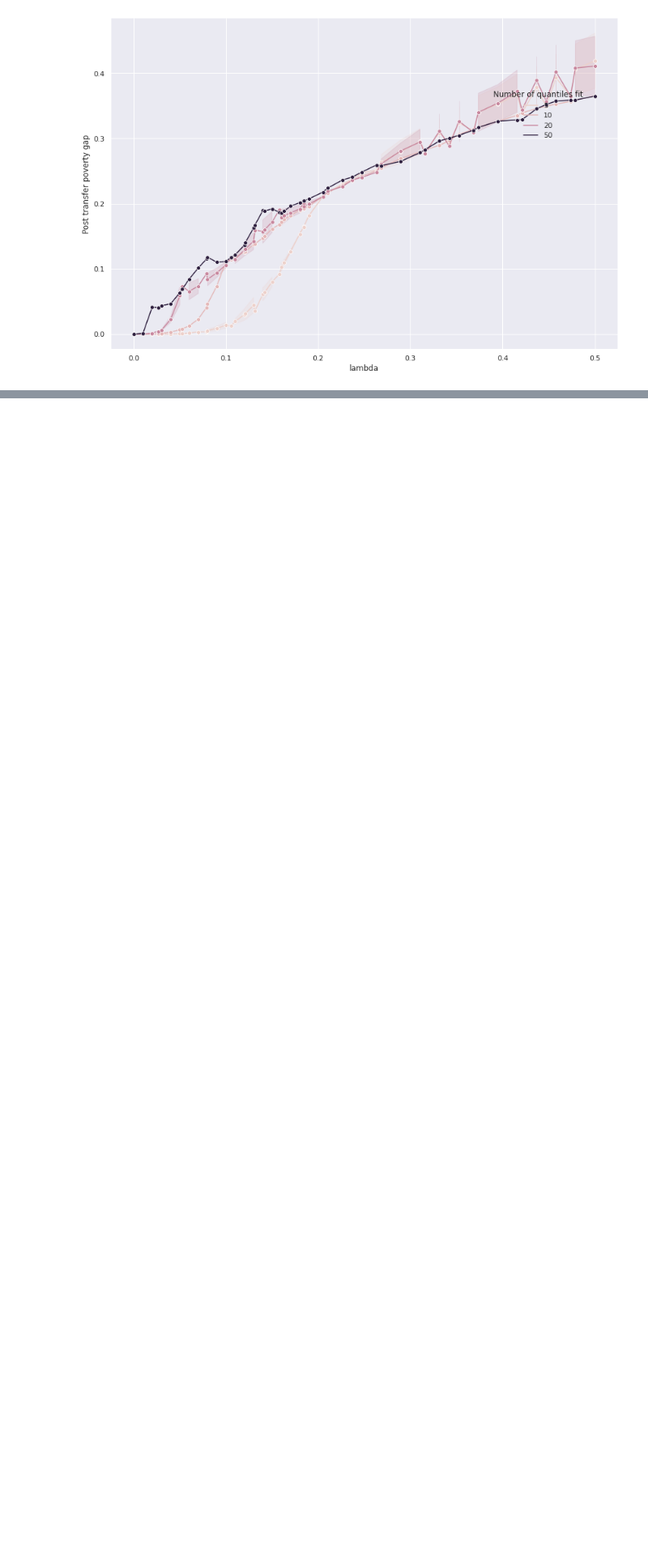
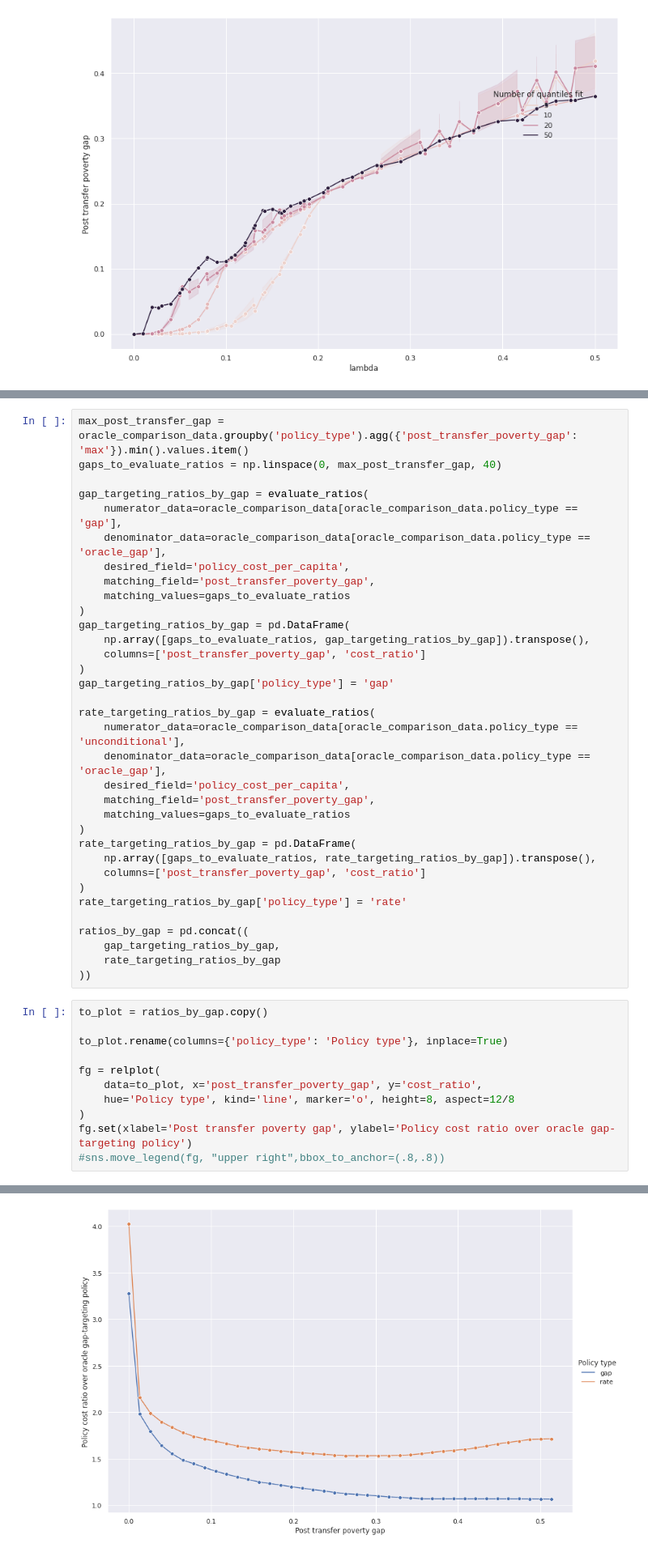
Before and after one commit to lselker13/eop, a Jupyter notebook: run_simulations/plot_malawi.ipynb, the cells around one changed output, grey strips where cells are left out. Shown at 81% size. Cells and saved outputs as stored; diff of their text form; blank space fills up the shorter version.

```diff
--- a/run_simulations/plot_malawi.ipynb
+++ b/run_simulations/plot_malawi.ipynb
@@ -173,0 +356,46 @@ sns.move_legend(fg, "upper right",bbox_to_anchor=(.8,.8))
+# %%
+max_post_transfer_gap = oracle_comparison_data.groupby('policy_type').agg({'post_transfer_poverty_gap': 'max'}).min().values.item()
+gaps_to_evaluate_ratios = np.linspace(0, max_post_transfer_gap, 40)
+
+gap_targeting_ratios_by_gap = evaluate_ratios(
+    numerator_data=oracle_comparison_data[oracle_comparison_data.policy_type == 'gap'],
+    denominator_data=oracle_comparison_data[oracle_comparison_data.policy_type == 'oracle_gap'],
+    desired_field='policy_cost_per_capita',
+    matching_field='post_transfer_poverty_gap',
+    matching_values=gaps_to_evaluate_ratios
+)
+gap_targeting_ratios_by_gap = pd.DataFrame(
+    np.array([gaps_to_evaluate_ratios, gap_targeting_ratios_by_gap]).transpose(),
+    columns=['post_transfer_poverty_gap', 'cost_ratio']
+)
+gap_targeting_ratios_by_gap['policy_type'] = 'gap'
+
+rate_targeting_ratios_by_gap = evaluate_ratios(
+    numerator_data=oracle_comparison_data[oracle_comparison_data.policy_type == 'unconditional'],
+    denominator_data=oracle_comparison_data[oracle_comparison_data.policy_type == 'oracle_gap'],
+    desired_field='policy_cost_per_capita',
+    matching_field='post_transfer_poverty_gap',
+    matching_values=gaps_to_evaluate_ratios
+)
+rate_targeting_ratios_by_gap = pd.DataFrame(
+    np.array([gaps_to_evaluate_ratios, rate_targeting_ratios_by_gap]).transpose(),
+    columns=['post_transfer_poverty_gap', 'cost_ratio']
+)
+rate_targeting_ratios_by_gap['policy_type'] = 'rate'
+
+ratios_by_gap = pd.concat((
+    gap_targeting_ratios_by_gap,
+    rate_targeting_ratios_by_gap
+))
+# %%
+to_plot = ratios_by_gap.copy()
+
+to_plot.rename(columns={'policy_type': 'Policy type'}, inplace=True)
+
+fg = relplot(
+    data=to_plot, x='post_transfer_poverty_gap', y='cost_ratio',
+    hue='Policy type', kind='line', marker='o', height=8, aspect=12/8
+)
+fg.set(xlabel='Post transfer poverty gap', ylabel='Policy cost ratio over oracle gap-targeting policy')
+#sns.move_legend(fg, "upper right",bbox_to_anchor=(.8,.8))
+# %% [output]
@@ -173,0 +403 @@ sns.move_legend(fg, "upper right",bbox_to_anchor=(.8,.8))
+[figure, added]
```
Also changed, not shown: parts of 29 cells of this notebook, 2 other files.
